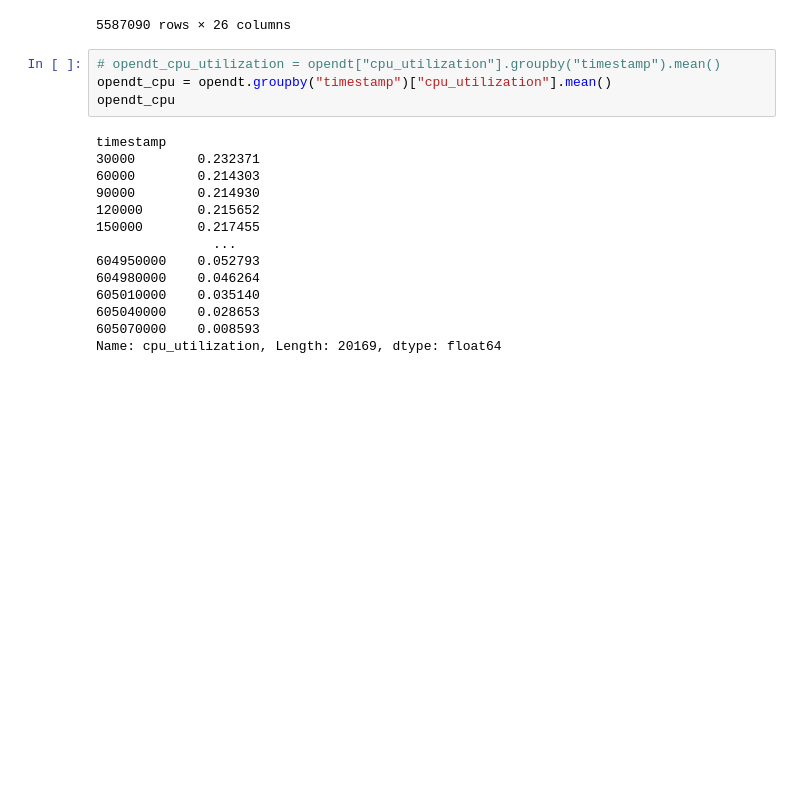
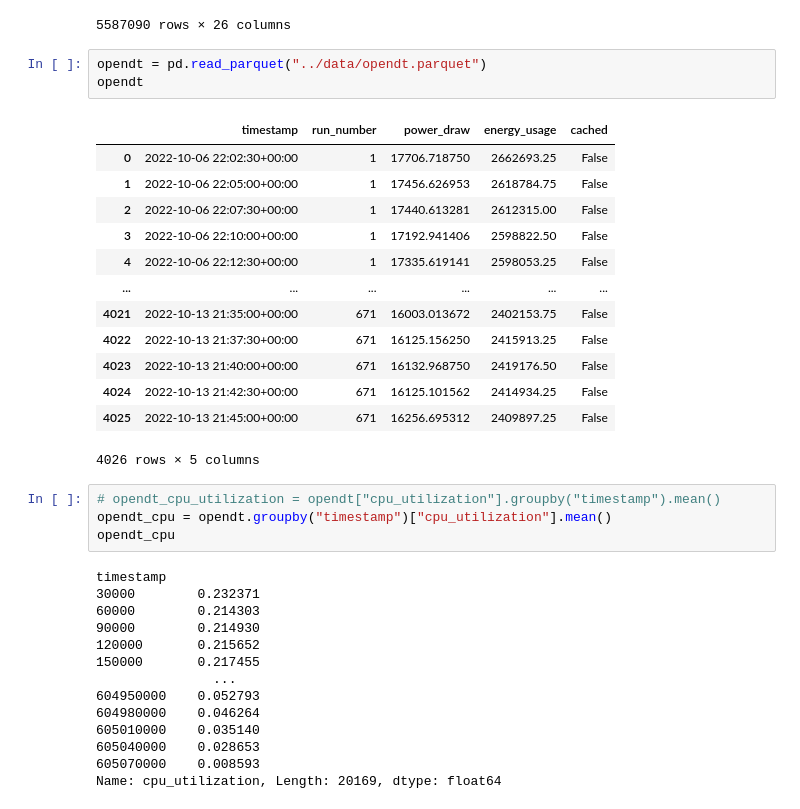
Before and after one commit to atlarge-research/opendt, a Jupyter notebook: reproducibility_capsule/exp_1/exp_1_cpu_latency/exp_1_cpu_latency.ipynb, the cells around one changed output. Cells and saved outputs as stored; diff of their text form; blank space fills up the shorter version.

```diff
--- a/reproducibility_capsule/exp_1/exp_1_cpu_latency/exp_1_cpu_latency.ipynb
+++ b/reproducibility_capsule/exp_1/exp_1_cpu_latency/exp_1_cpu_latency.ipynb
@@ -20,6 +20,23 @@ opendt
 | 5587088 | 605070000 | 1665698670000 | 44f70e6f-8f07-eca7-0000-0000000000c6 | A01 | 16 | 128000000 | 0 | ... |
 | 5587089 | 605070000 | 1665698670000 | 97a96e0a-0d16-4dd9-0000-000000000093 | A01 | 16 | 128000000 | 0 | ... |
 5587090 rows × 26 columns
+# %%
+opendt = pd.read_parquet("../data/opendt.parquet")
+opendt
+# %% [output]
+|  | timestamp | run_number | power_draw | energy_usage | cached |
+| 0 | 2022-10-06 22:02:30+00:00 | 1 | 17706.718750 | 2662693.25 | False |
+| 1 | 2022-10-06 22:05:00+00:00 | 1 | 17456.626953 | 2618784.75 | False |
+| 2 | 2022-10-06 22:07:30+00:00 | 1 | 17440.613281 | 2612315.00 | False |
+| 3 | 2022-10-06 22:10:00+00:00 | 1 | 17192.941406 | 2598822.50 | False |
+| 4 | 2022-10-06 22:12:30+00:00 | 1 | 17335.619141 | 2598053.25 | False |
+| ... | ... | ... | ... | ... | ... |
+| 4021 | 2022-10-13 21:35:00+00:00 | 671 | 16003.013672 | 2402153.75 | False |
+| 4022 | 2022-10-13 21:37:30+00:00 | 671 | 16125.156250 | 2415913.25 | False |
+| 4023 | 2022-10-13 21:40:00+00:00 | 671 | 16132.968750 | 2419176.50 | False |
+| 4024 | 2022-10-13 21:42:30+00:00 | 671 | 16125.101562 | 2414934.25 | False |
+| 4025 | 2022-10-13 21:45:00+00:00 | 671 | 16256.695312 | 2409897.25 | False |
+4026 rows × 5 columns
 # %%
 # opendt_cpu_utilization = opendt["cpu_utilization"].groupby("timestamp").mean()
 opendt_cpu = opendt.groupby("timestamp")["cpu_utilization"].mean()
```
Also changed, not shown: parts of 1 cell of this notebook, 13 other files.
